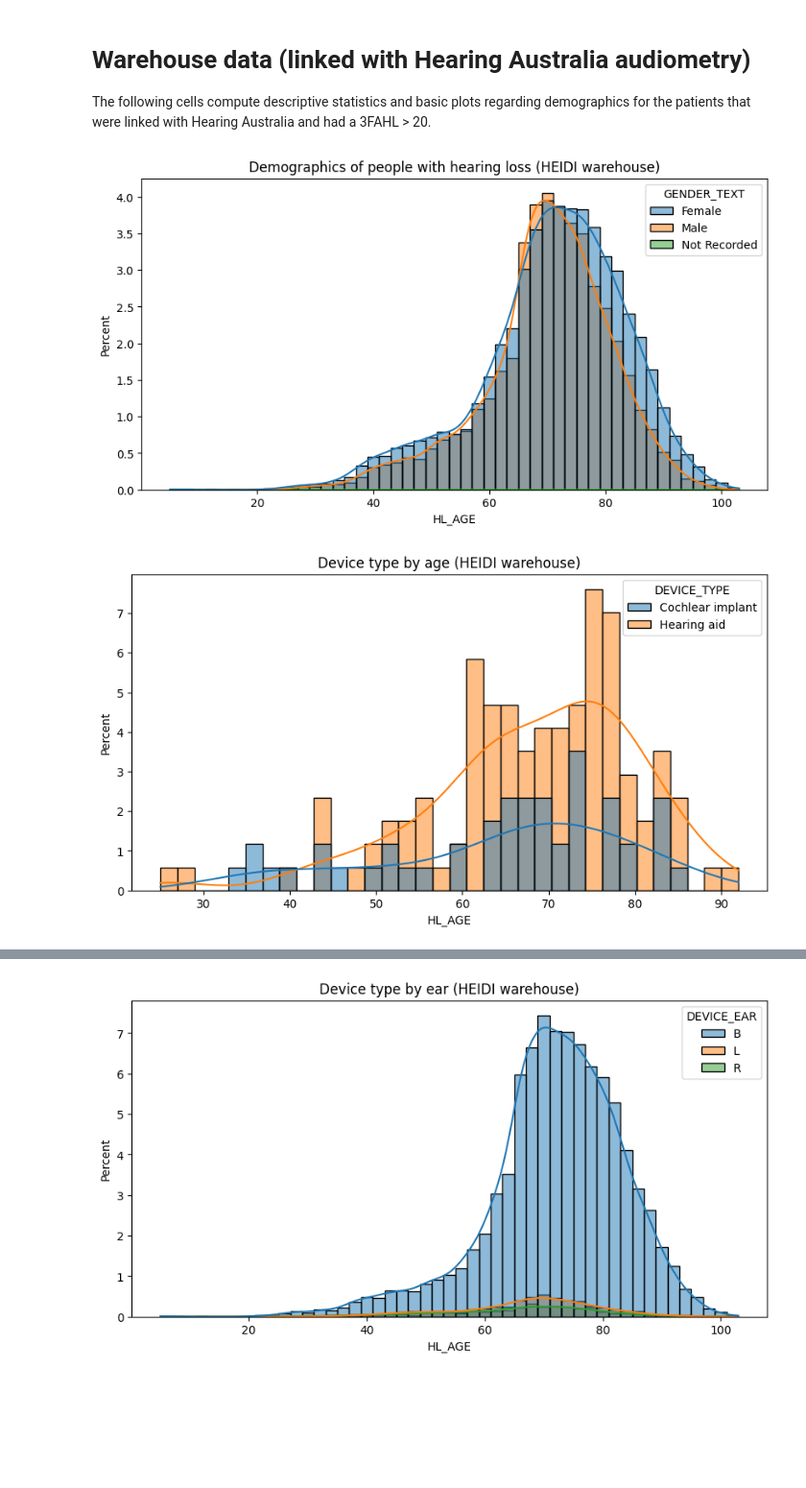
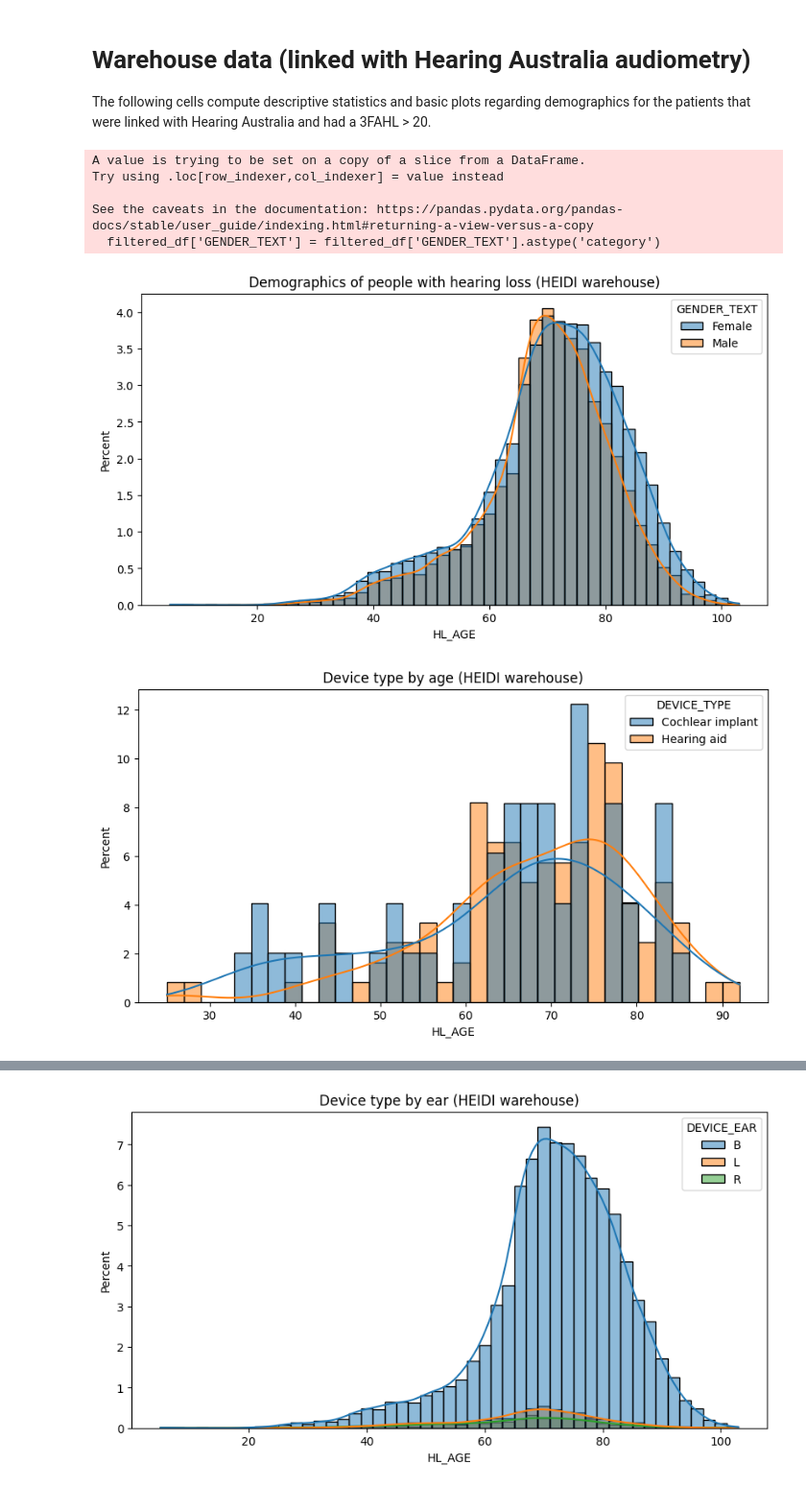
Before and after one commit to marianocabezas/hearing, a Jupyter notebook: audiogram_device_analysis.ipynb, the cells around one changed output, grey strips where cells are left out. Shown: that part at 96% size. Cells and saved outputs as stored; diff of their text form; code cells hidden in the pictures; blank space fills up the shorter version.

```diff
--- a/audiogram_device_analysis.ipynb
+++ b/audiogram_device_analysis.ipynb
@@ -8,22 +9,33 @@ import scipy
+# %%
+data_dir = "/Users/z5116060/Desktop/GitProjects/hearing/data"
 # %% [markdown]
 # Warehouse data (linked with Hearing Australia audiometry)
 
 The following cells compute descriptive statistics and basic plots regarding demographics for the patients that were linked with Hearing Australia and had a 3FAHL > 20.
 # %%
-patron_hl_data = pd.read_csv('/Users/mcab8311/Documents/HEIDI/audiogram_HL_demographics.csv')
+# 1. Demographics of people with hearing loss (HEIDI warehouse)
 
+patron_hl_data = pd.read_csv(os.path.join(data_dir,'audiogram_HL_demographics.csv'))
+filtered_df = patron_hl_data[patron_hl_data['GENDER_TEXT'] != 'Not Recorded']
 plt.figure(figsize=(10, 5))
-sn.histplot(data=patron_hl_data, x='HL_AGE', hue='GENDER_TEXT', kde=True, binwidth=2, stat='percent')
+sn.histplot(data=filtered_df, x='HL_AGE', hue='GENDER_TEXT', kde=True, binwidth=2, stat='percent')
 plt.title('Demographics of people with hearing loss (HEIDI warehouse)')
-patron_hl_data['GENDER_TEXT'] = patron_hl_data['GENDER_TEXT'].astype('category')
+filtered_df['GENDER_TEXT'] = filtered_df['GENDER_TEXT'].astype('category')
 # %% [output]
+A value is trying to be set on a copy of a slice from a DataFrame.
+Try using .loc[row_indexer,col_indexer] = value instead
+
+See the caveats in the documentation: https://pandas.pydata.org/pandas-docs/stable/user_guide/indexing.html#returning-a-view-versus-a-copy
+  filtered_df['GENDER_TEXT'] = filtered_df['GENDER_TEXT'].astype('category')
-[figure, old version]
+[figure, new version]
 # %%
-patron_hl_data = pd.read_csv('/Users/mcab8311/Documents/HEIDI/audiogram_HL_demographics.csv')
+# 2. Device type by age (HEIDI warehouse)
+
+patron_hl_data = pd.read_csv(os.path.join(data_dir,'audiogram_HL_demographics.csv'))
 
 plt.figure(figsize=(10, 5))
-sn.histplot(data=patron_hl_data, x='HL_AGE', hue='DEVICE_TYPE', kde=True, binwidth=2, stat='percent')
+sn.histplot(data=patron_hl_data, x='HL_AGE', hue='DEVICE_TYPE', kde=True, binwidth=2, stat='percent', common_norm=False)
 plt.title('Device type by age (HEIDI warehouse)')
 patron_hl_data['DEVICE_TYPE'] = patron_hl_data['DEVICE_TYPE'].astype('category')
 # %% [output]
-[figure, old version]
+[figure, new version]
```
Also changed, not shown: parts of 19 cells of this notebook, 26 other files.
